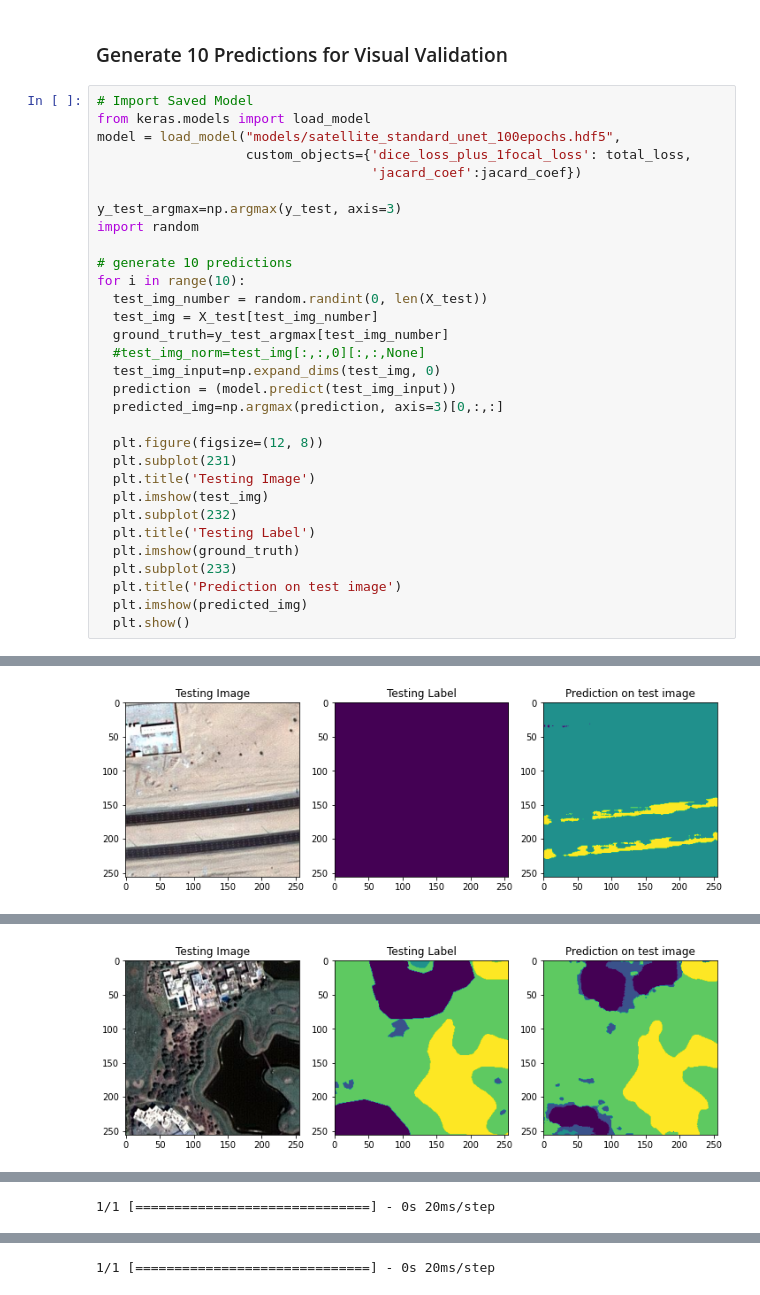
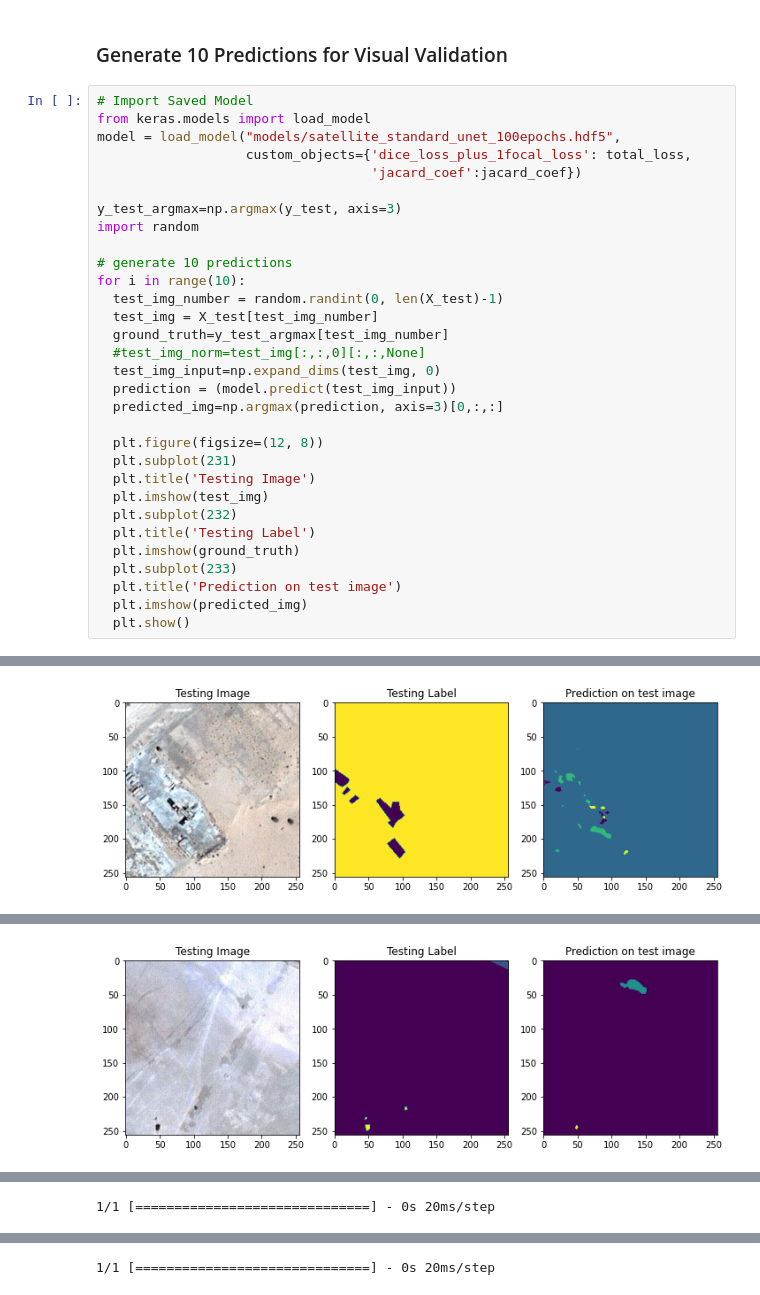
Before and after one commit to brendan123/Semantic-Segmentation, a Jupyter notebook: Milestone_2_SemanticSegementation.ipynb, the cells around one changed output, grey strips where cells are left out. Saved outputs shown, nothing was run; the diff lists cells and outputs as text.

Commit message:
Updated with PR curve and a small code correction

```diff
--- a/Milestone_2_SemanticSegementation.ipynb
+++ b/Milestone_2_SemanticSegementation.ipynb
@@ -491,7 +509,7 @@ import random
 
 # generate 10 predictions
 for i in range(10):
-  test_img_number = random.randint(0, len(X_test))
+  test_img_number = random.randint(0, len(X_test)-1)
   test_img = X_test[test_img_number]
   ground_truth=y_test_argmax[test_img_number]
   #test_img_norm=test_img[:,:,0][:,:,None]
@@ -515 +533 @@ for i in range(10):
-[figure, old version]
+[figure, new version]
@@ -517 +535 @@ for i in range(10):
-[figure, old version]
+[figure, new version]
```
Also changed, not shown: parts of 7 cells of this notebook.
